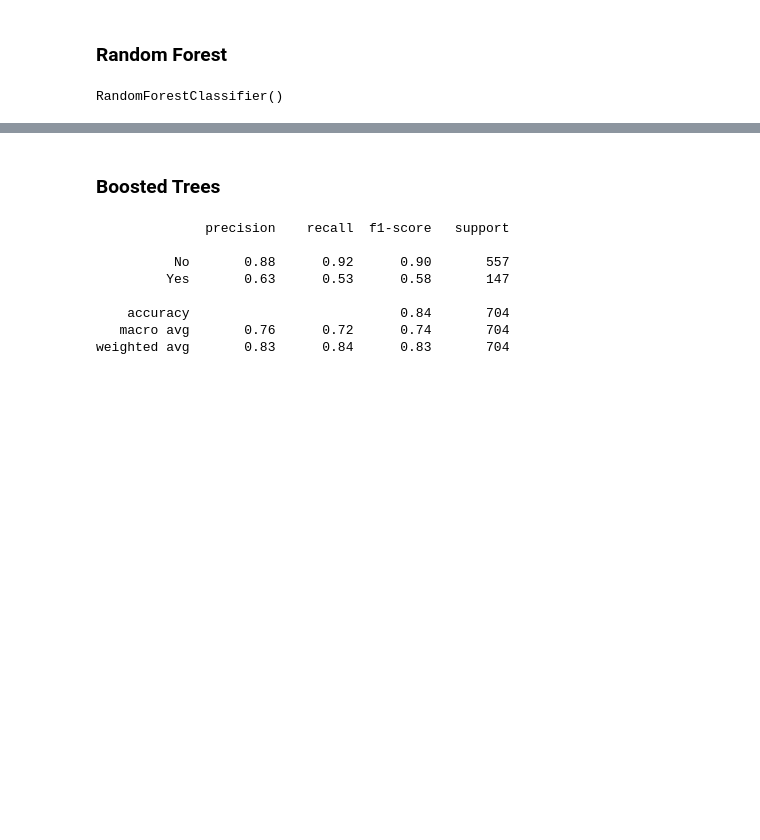
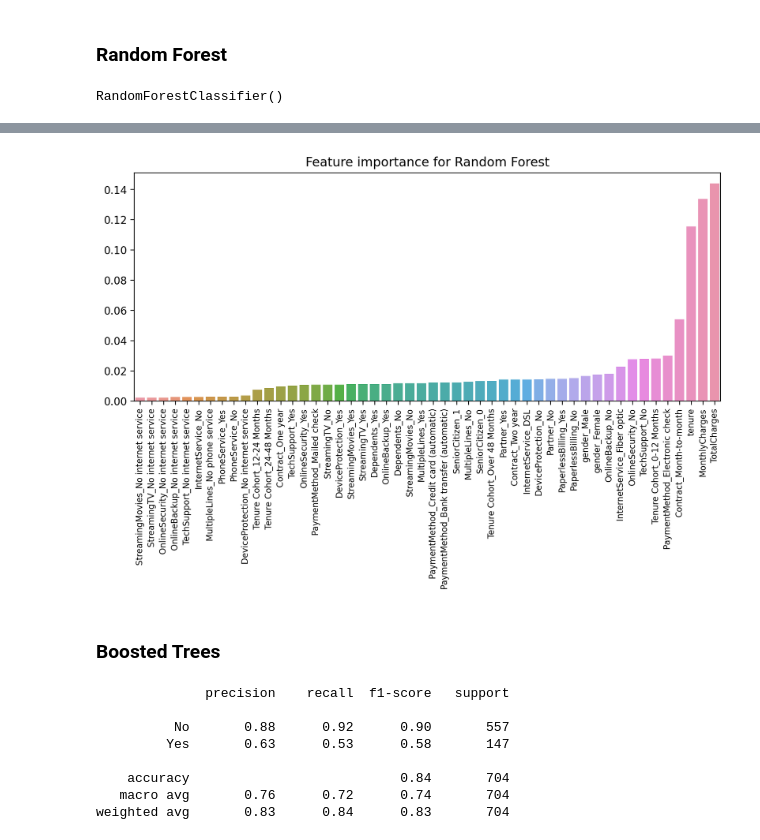
Before and after one commit to chiadingdong/Telco-Churn-Prediction, a Jupyter notebook: Telco Churn Prediction.ipynb, the cells around one changed output, grey strips where cells are left out. Drawn from its saved outputs; the diff is of its cells as text; code cells hidden in the pictures; blank space fills up the shorter version.

```diff
--- a/Telco Churn Prediction.ipynb
+++ b/Telco Churn Prediction.ipynb
@@ -427,3 +428,13 @@ array([0.11932748, 0.13372059, 0.14238088, 0.01674856, 0.01756951,
+# %%
+feat_impt = pd.Series(data=rfc.feature_importances_,index=X.columns).sort_values()
+feat_impt = feat_impt[feat_impt>0]
+# %%
+plt.figure(figsize=(10,4),dpi=200)
+sns.barplot(x=feat_impt.index,y=feat_impt.values)
+plt.title('Feature importance for Random Forest')
+plt.xticks(fontsize=8,rotation=90);
+# %% [output]
+[figure, added]
 # %% [markdown]
 ### Boosted Trees
 # %%
```
Also changed, not shown: parts of 7 cells of this notebook.
